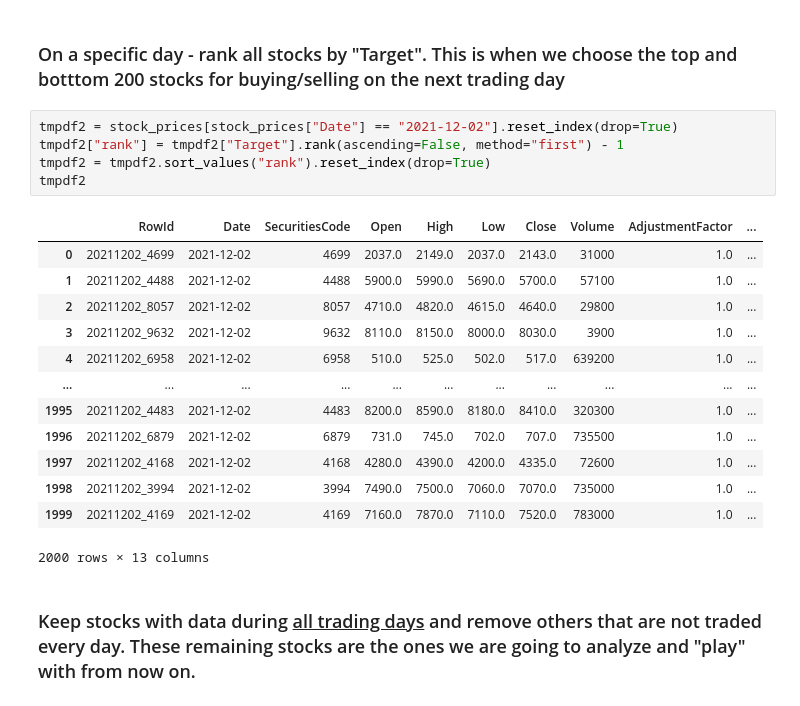
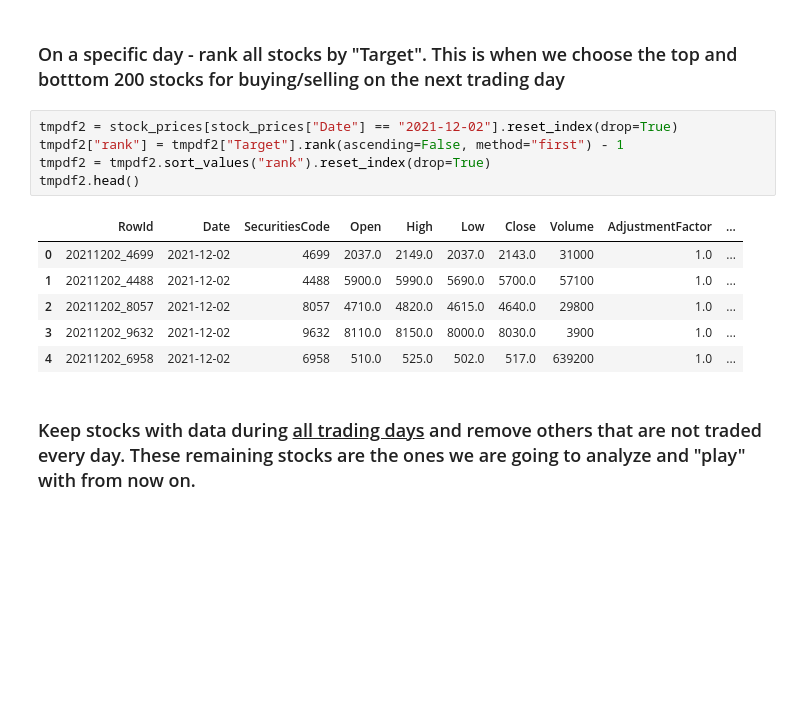
Before and after one commit to ofirnesher-nemodata/jpx-tokyo-stock-exchange-prediction, a Jupyter notebook: eda.ipynb, the cells around one changed output. Cells and saved outputs as stored; diff of their text form; blank space fills up the shorter version.

```diff
--- a/eda.ipynb
+++ b/eda.ipynb
@@ -509,22 +509,15 @@ temp_df.head()
 # %%
 tmpdf2 = stock_prices[stock_prices["Date"] == "2021-12-02"].reset_index(drop=True)
 tmpdf2["rank"] = tmpdf2["Target"].rank(ascending=False, method="first") - 1
 tmpdf2 = tmpdf2.sort_values("rank").reset_index(drop=True)
-tmpdf2
+tmpdf2.head()
 # %% [output]
 |  | RowId | Date | SecuritiesCode | Open | High | Low | Close | Volume | AdjustmentFactor | ... |
 | 0 | 20211202_4699 | 2021-12-02 | 4699 | 2037.0 | 2149.0 | 2037.0 | 2143.0 | 31000 | 1.0 | ... |
 | 1 | 20211202_4488 | 2021-12-02 | 4488 | 5900.0 | 5990.0 | 5690.0 | 5700.0 | 57100 | 1.0 | ... |
 | 2 | 20211202_8057 | 2021-12-02 | 8057 | 4710.0 | 4820.0 | 4615.0 | 4640.0 | 29800 | 1.0 | ... |
 | 3 | 20211202_9632 | 2021-12-02 | 9632 | 8110.0 | 8150.0 | 8000.0 | 8030.0 | 3900 | 1.0 | ... |
 | 4 | 20211202_6958 | 2021-12-02 | 6958 | 510.0 | 525.0 | 502.0 | 517.0 | 639200 | 1.0 | ... |
-| ... | ... | ... | ... | ... | ... | ... | ... | ... | ... | ... |
-| 1995 | 20211202_4483 | 2021-12-02 | 4483 | 8200.0 | 8590.0 | 8180.0 | 8410.0 | 320300 | 1.0 | ... |
-| 1996 | 20211202_6879 | 2021-12-02 | 6879 | 731.0 | 745.0 | 702.0 | 707.0 | 735500 | 1.0 | ... |
-| 1997 | 20211202_4168 | 2021-12-02 | 4168 | 4280.0 | 4390.0 | 4200.0 | 4335.0 | 72600 | 1.0 | ... |
-| 1998 | 20211202_3994 | 2021-12-02 | 3994 | 7490.0 | 7500.0 | 7060.0 | 7070.0 | 735000 | 1.0 | ... |
-| 1999 | 20211202_4169 | 2021-12-02 | 4169 | 7160.0 | 7870.0 | 7110.0 | 7520.0 | 783000 | 1.0 | ... |
-2000 rows × 13 columns
 # %% [markdown]
 ### Keep stocks with data during <u>all trading days</u> and remove others that are not traded every day. These remaining stocks are the ones we are going to analyze and "play" with from now on.
 # %%
```
Also changed, not shown: parts of 8 cells of this notebook.
